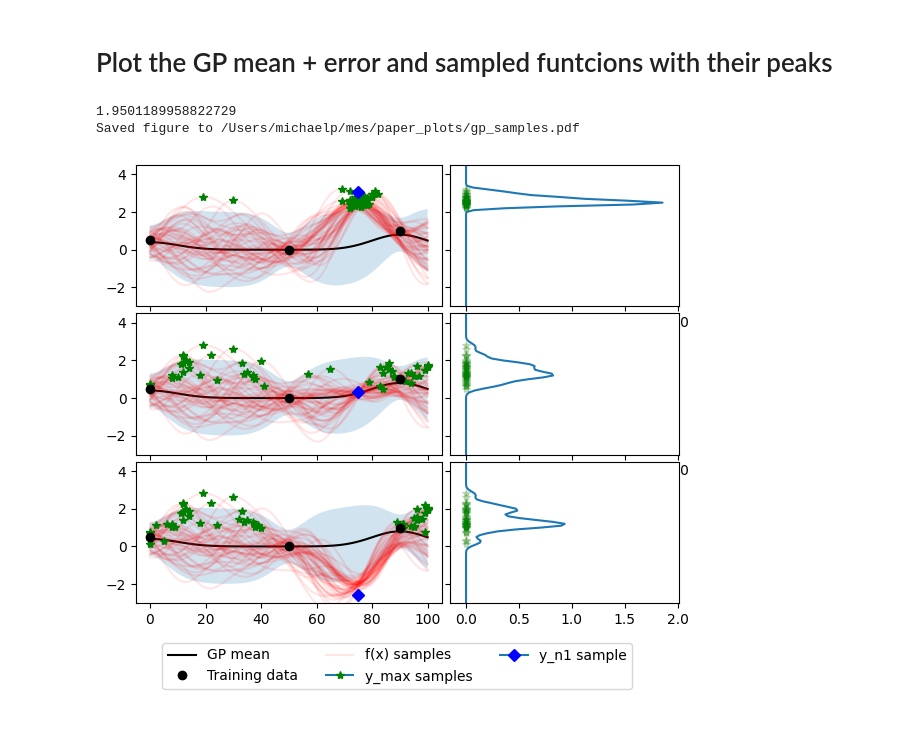
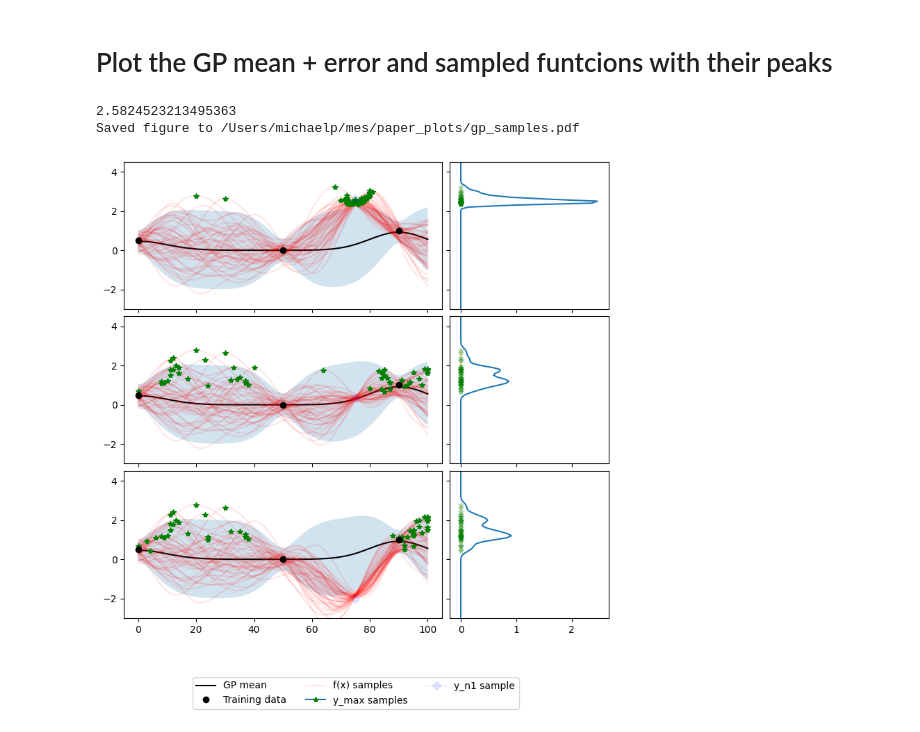
Before and after one commit to graphcore-research/mes, a Jupyter notebook: paper_plots/gp_plots.ipynb, the cells around one changed output. Drawn from its saved outputs; the diff is of its cells as text; code cells hidden in the pictures.

```diff
--- a/paper_plots/gp_plots.ipynb
+++ b/paper_plots/gp_plots.ipynb
@@ -25,7 +25,7 @@ Pics will be saved to: /Users/michaelp/mes/paper_plots
 
 x_idx = 75
 idx_train = np.array([0, 50, 90])
-y_noise_std = 0.5
+y_noise_std = 0.3
 
 # Generate data to plot
 n_yn1 = 51
@@ -55,7 +55,7 @@ y_n1_samples, y_func_samples, y_max_samples, _ = sample_yn1_ymax(
     y_cov=y_cov,
     n_yn1=n_yn1,
     n_ymax=n_ymax,
-    y_noise_std=0.5,
+    y_noise_std=y_noise_std,
 )
 
 # cherry pick 3 sampled y_n1 values
@@ -122,6 +122,7 @@ y_n1_marker = {
     "markerfacecolor": "blue",
     "markeredgecolor": "blue",
     "markersize": 6,
+    "alpha": 0.1,
 }
 
 y_max_marker = {
@@ -132,10 +133,10 @@ y_max_marker = {
 }
 
 # Desired figure width for each column
-left_width_in = 4
+left_width_in = 6
 right_width_in = 3
 total_width_in = left_width_in + right_width_in
-height_in = 6  # adjust as needed
+height_in = 9  # adjust as needed
 
 fig, axes = plt.subplots(
     nrows=3,
@@ -170,32 +171,32 @@ for i, axes_row in enumerate(axes):
     y_max_samples_i = y_max_samples[i, :]
     kde = fit_kde(y_max_samples_i, bw=kde_bws[i])
     y_grid = np.linspace(-4, 6, 101)
 
     axes_row[1].plot(kde.density(y_grid), y_grid)
     axes_row[1].plot(np.zeros_like(y_max_samples_i), y_max_samples_i, alpha=0.2, **y_max_marker)
 
 # set all ymax density plots to have the same width
 max_kde = max([axes[i, 1].get_xlim()[1] for i in range(3)])
 for i in range(3):
     axes[i, 1].set_xlim(-0.08 * max_kde, 1.03 * max_kde)
 print(max_kde)
 
 
 # One legend for the whole figure, centered below all subplots
 handles, labels = axes[0, 0].get_legend_handles_labels()
 fig.legend(
     handles,
     labels,
     loc='lower center',
     ncol=3,
     # bbox_to_anchor=(0.5, -0.02)
 )
 
 fig.subplots_adjust(bottom=0.15, wspace=0.03, hspace=0.05)
 
 fig.savefig(SAVE_DIR / "gp_samples.pdf")
 print("Saved figure to", SAVE_DIR / "gp_samples.pdf")
 # %% [output]
-1.9501189958822729
+2.5824523213495363
 Saved figure to /Users/michaelp/mes/paper_plots/gp_samples.pdf
-[figure, old version]
+[figure, new version]
```
Also changed, not shown: 2 other files.
